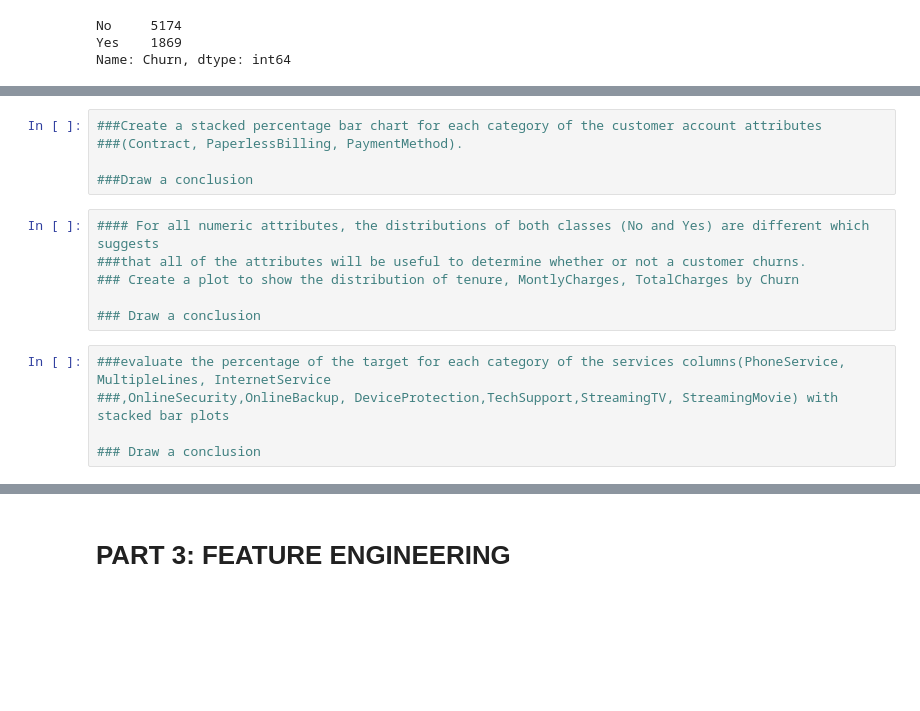
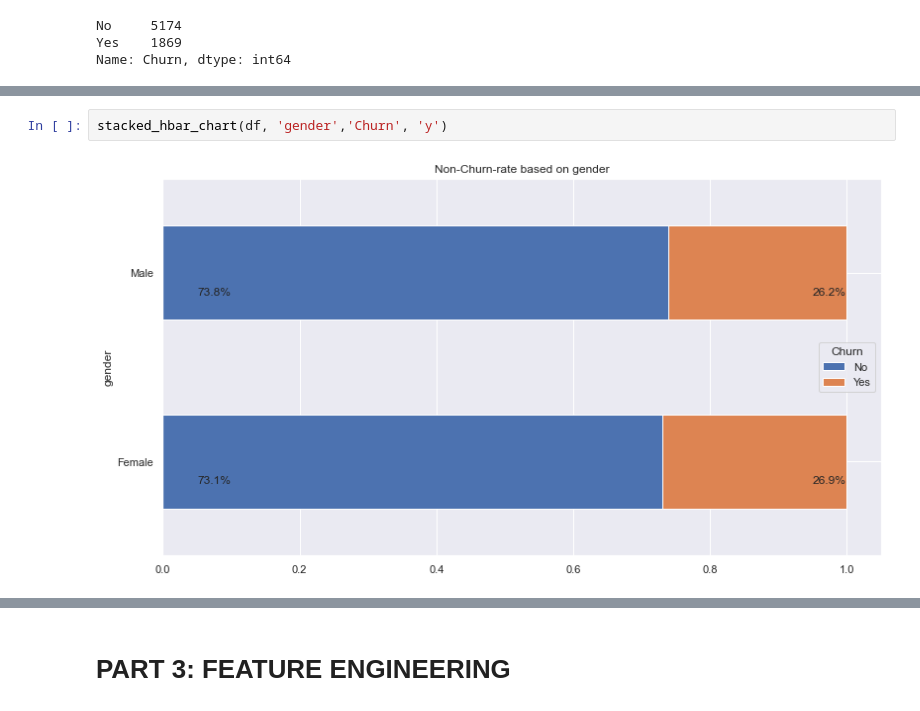
Before and after one commit to DucNgMinh/Data-Driven-Marketing, a Jupyter notebook: Telco_Churn_Prediction_v2.ipynb, the cells around one changed output, grey strips where cells are left out. Cells and saved outputs as stored; diff of their text form; blank space fills up the shorter version.

```diff
--- a/Telco_Churn_Prediction_v2.ipynb
+++ b/Telco_Churn_Prediction_v2.ipynb
@@ -134,16 +189,4 @@ Name: Churn, dtype: int64
-# %%
-###Create a stacked percentage bar chart for each category of the customer account attributes
-###(Contract, PaperlessBilling, PaymentMethod).
-
-###Draw a conclusion
-# %%
-#### For all numeric attributes, the distributions of both classes (No and Yes) are different which suggests
-###that all of the attributes will be useful to determine whether or not a customer churns.
-### Create a plot to show the distribution of tenure, MontlyCharges, TotalCharges by Churn
-
-### Draw a conclusion
-# %%
-###evaluate the percentage of the target for each category of the services columns(PhoneService, MultipleLines, InternetService
-###,OnlineSecurity,OnlineBackup, DeviceProtection,TechSupport,StreamingTV, StreamingMovie) with stacked bar plots
-
-### Draw a conclusion
+# %%
+stacked_hbar_chart(df, 'gender','Churn', 'y')
+# %% [output]
+[figure, added]
```
Also changed, not shown: parts of 55 cells of this notebook, 2 other files.
